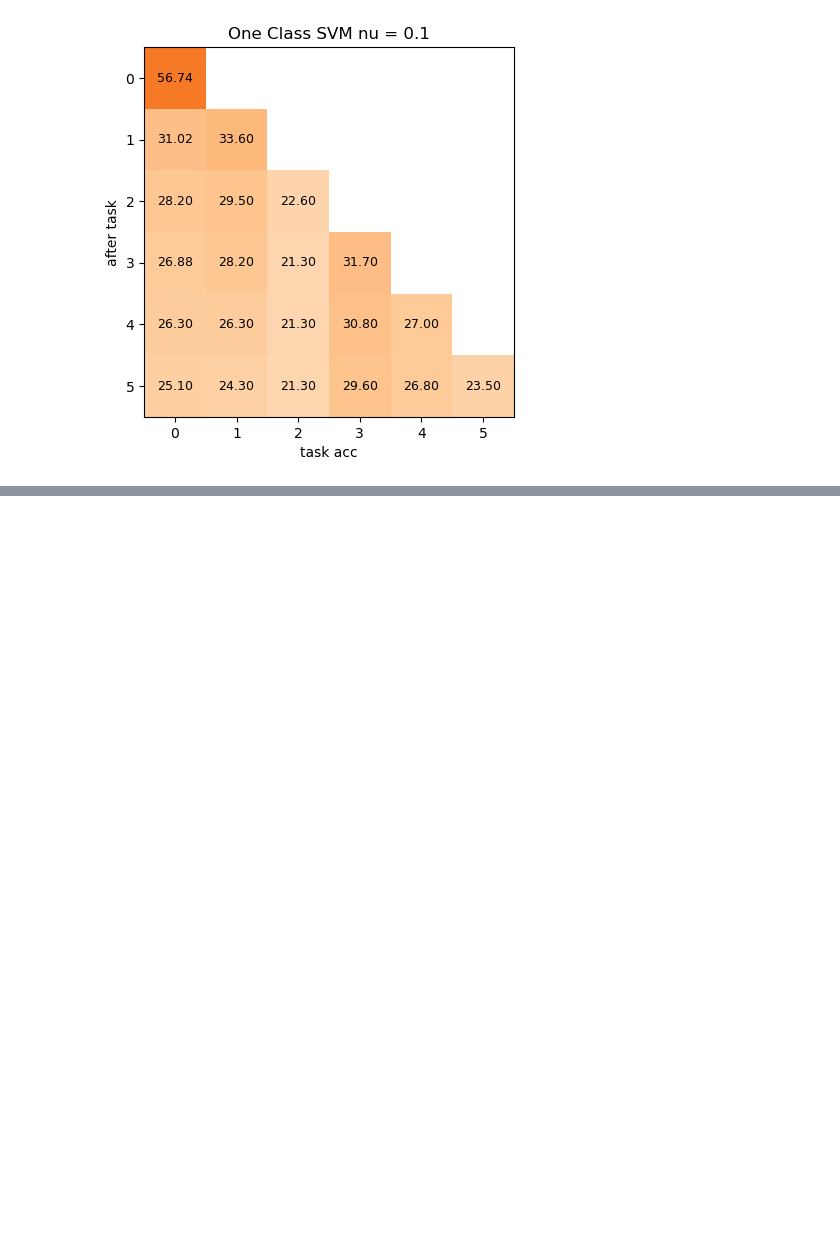
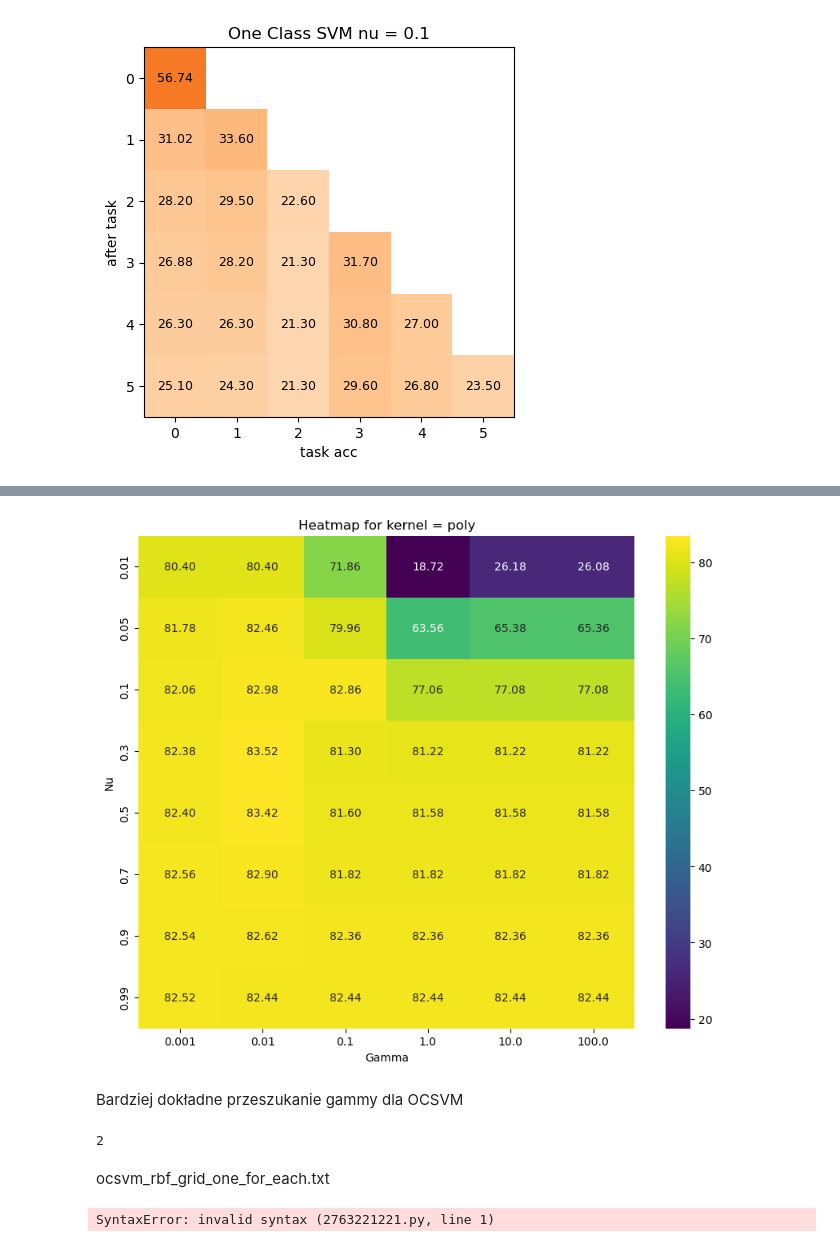
Before and after one commit to matstep0/FeCAM, a Jupyter notebook: chart.ipynb, the cells around one changed output, grey strips where cells are left out. Saved outputs shown, nothing was run; the diff lists cells and outputs as text; code cells hidden in the pictures; blank space fills up the shorter version.

```diff
--- a/chart.ipynb
+++ b/chart.ipynb
@@ -56,0 +132,20 @@ print_results_chart('./results/ocsvm-first-run0_1.txt', 'One Class SVM nu = 0.1'
+# %%
+draw_heatmap('poly')
+# %% [output]
+[figure, added]
+# %% [markdown]
+Bardziej dokładne przeszukanie gammy dla OCSVM
+# %%
+import torch
+a = torch.tensor([1,2,3])
+torch.argmax(a).item()
+# %% [output]
+2
+# %% [markdown]
+ocsvm_rbf_grid_one_for_each.txt
+# %%
+elliptic envelope
+FeCAM: {'total': 47.97, '00-09': 79.2, '10-19': 70.0, '20-29': 72.3, '30-39': 70.7, '40-49': 60.9, '50-59': 7.2, '60-69': 28.4, '70-79': 46.3, '80-89': 29.1, '90-99': 15.6, 'old': 51.57, 'new': 15.6}
+FeCAM top1 curve: [80.76, 69.55, 62.06, 56.19, 51.89, 47.97]
+# %% [output]
+SyntaxError: invalid syntax (2763221221.py, line 1)
```
Also changed, not shown: parts of 18 cells of this notebook, 20 other files.
